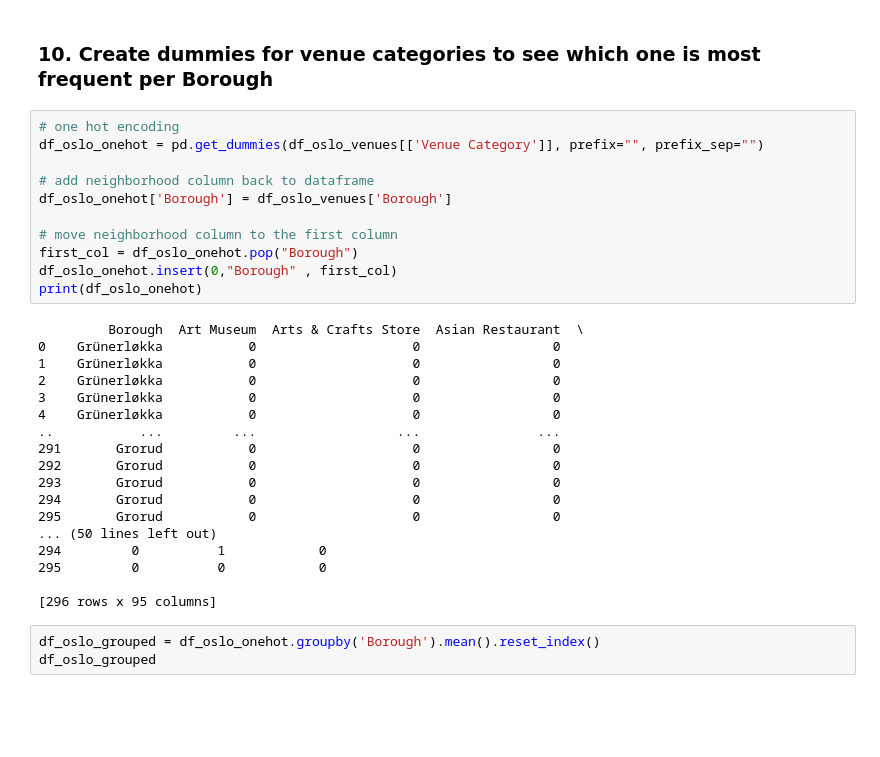
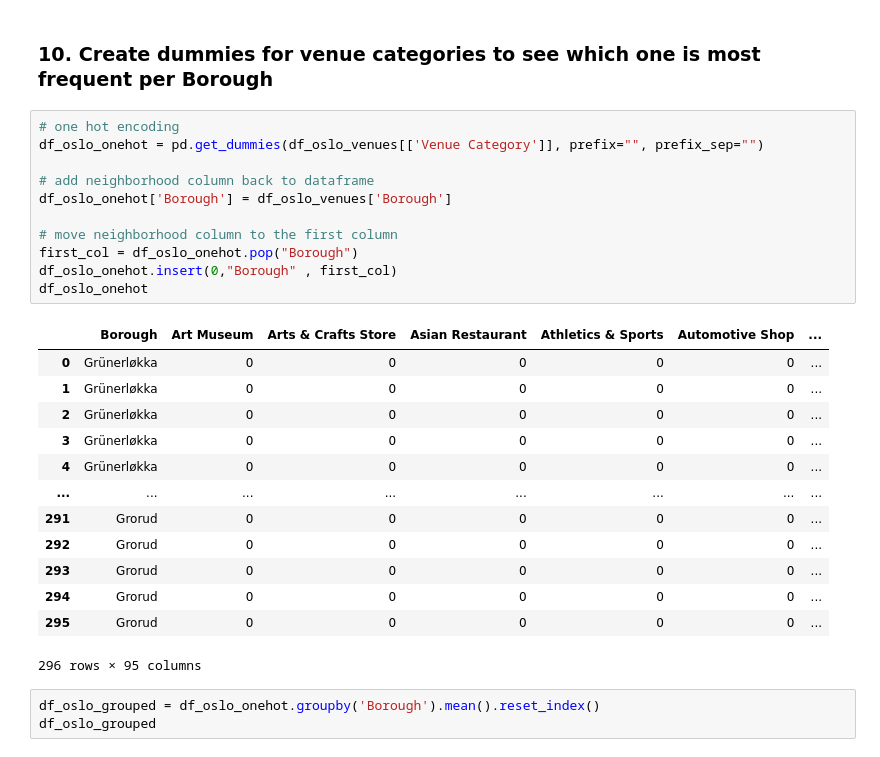
Before and after one commit to mariaangelesjs/Coursera_Capstone, a Jupyter notebook: Capstone W2.ipynb, the cells around one changed output. Cells and saved outputs as stored; diff of their text form; blank space fills up the shorter version.

```diff
--- a/Capstone W2.ipynb
+++ b/Capstone W2.ipynb
@@ -298,32 +317,28 @@ Grunerlokka seems to be the best epicentre. Let's see what the clusters say
 # %%
 # one hot encoding
 df_oslo_onehot = pd.get_dummies(df_oslo_venues[['Venue Category']], prefix="", prefix_sep="")
 
 # add neighborhood column back to dataframe
 df_oslo_onehot['Borough'] = df_oslo_venues['Borough']
 
 # move neighborhood column to the first column
 first_col = df_oslo_onehot.pop("Borough")
 df_oslo_onehot.insert(0,"Borough" , first_col)
-print(df_oslo_onehot)
+df_oslo_onehot
 # %% [output]
+|  | Borough | Art Museum | Arts & Crafts Store | Asian Restaurant | Athletics & Sports | Automotive Shop | ... |
+| 0 | Grünerløkka | 0 | 0 | 0 | 0 | 0 | ... |
+| 1 | Grünerløkka | 0 | 0 | 0 | 0 | 0 | ... |
+| 2 | Grünerløkka | 0 | 0 | 0 | 0 | 0 | ... |
+| 3 | Grünerløkka | 0 | 0 | 0 | 0 | 0 | ... |
+| 4 | Grünerløkka | 0 | 0 | 0 | 0 | 0 | ... |
+| ... | ... | ... | ... | ... | ... | ... | ... |
+| 291 | Grorud | 0 | 0 | 0 | 0 | 0 | ... |
+| 292 | Grorud | 0 | 0 | 0 | 0 | 0 | ... |
+| 293 | Grorud | 0 | 0 | 0 | 0 | 0 | ... |
+| 294 | Grorud | 0 | 0 | 0 | 0 | 0 | ... |
+| 295 | Grorud | 0 | 0 | 0 | 0 | 0 | ... |
-         Borough  Art Museum  Arts & Crafts Store  Asian Restaurant  \
-0    Grünerløkka           0                    0                 0
-1    Grünerløkka           0                    0                 0
-2    Grünerløkka           0                    0                 0
-3    Grünerløkka           0                    0                 0
-4    Grünerløkka           0                    0                 0
-..           ...         ...                  ...               ...
-291       Grorud           0                    0                 0
-292       Grorud           0                    0                 0
-293       Grorud           0                    0                 0
-294       Grorud           0                    0                 0
-295       Grorud           0                    0                 0
-... (50 lines left out)
-294         0          1            0
-295         0          0            0
-
-[296 rows x 95 columns]
+296 rows × 95 columns
 # %%
 df_oslo_grouped = df_oslo_onehot.groupby('Borough').mean().reset_index()
 df_oslo_grouped
```
Also changed, not shown: parts of 9 cells of this notebook.
